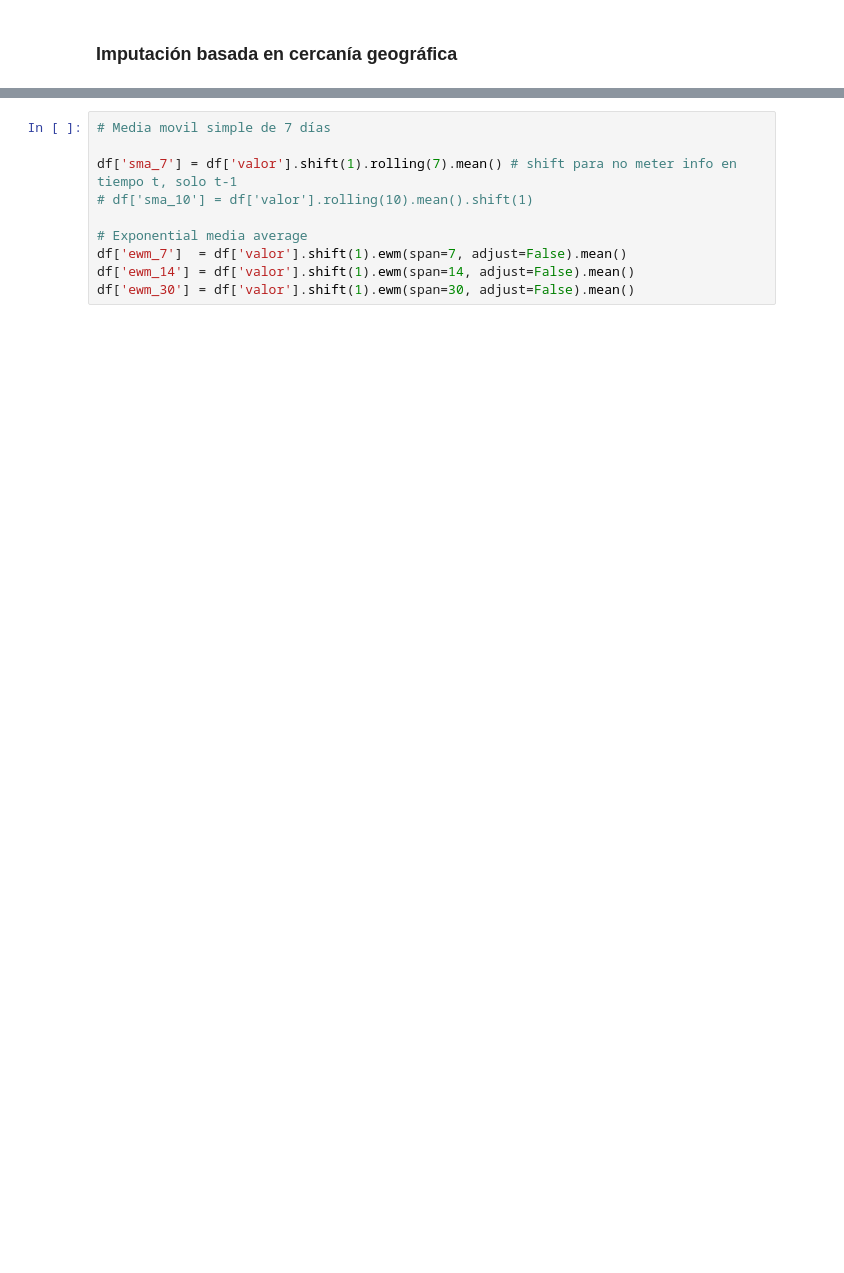
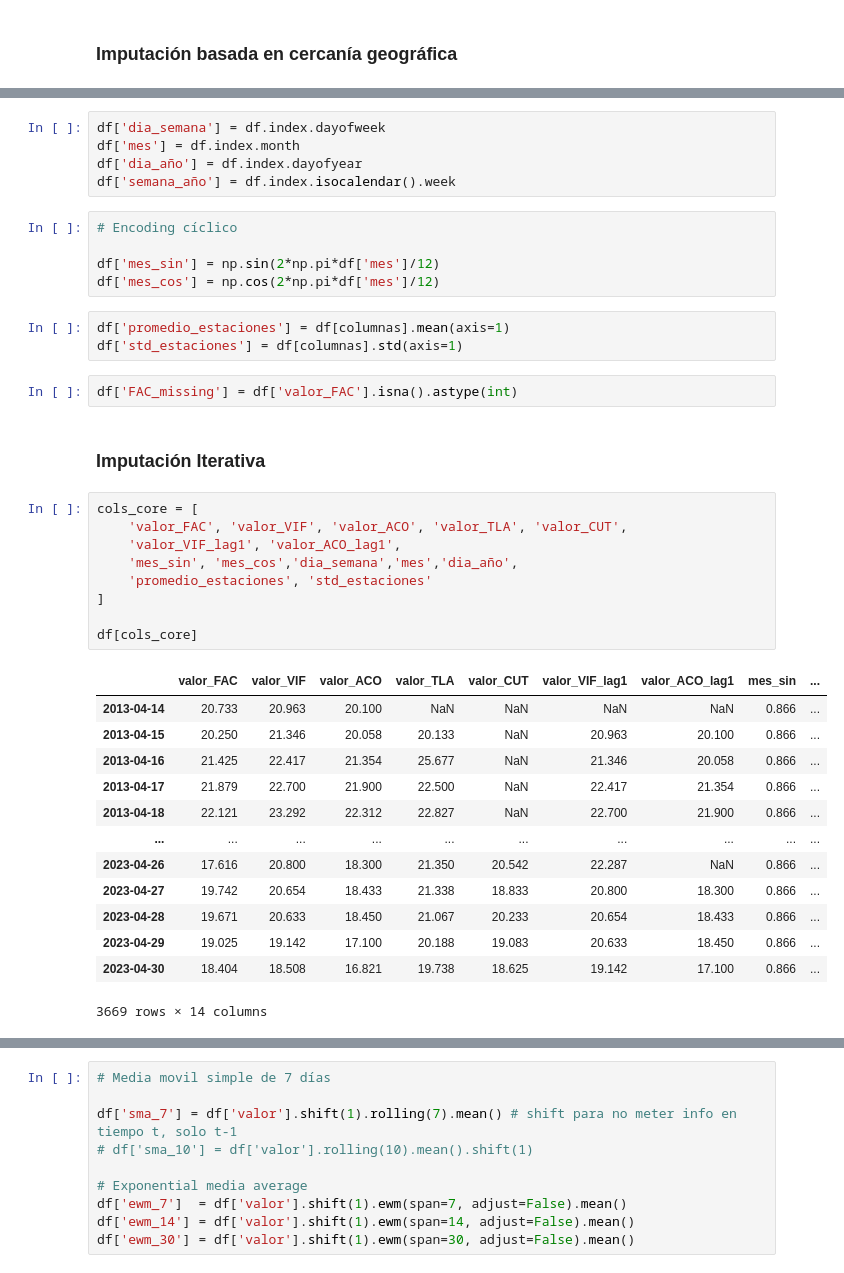
Before and after one commit to AlephZayas/Time-Series-Forecasting-with-LSTM, a Jupyter notebook: Práctica III.ipynb, the cells around one changed output, grey strips where cells are left out. Saved outputs shown, nothing was run; the diff lists cells and outputs as text; blank space fills up the shorter version.

Commit message:
Se mejoró la imputación

```diff
--- a/Práctica III.ipynb
+++ b/Práctica III.ipynb
@@ -377,0 +401,40 @@ fig.show()
+# %%
+df['dia_semana'] = df.index.dayofweek
+df['mes'] = df.index.month
+df['dia_año'] = df.index.dayofyear
+df['semana_año'] = df.index.isocalendar().week
+# %%
+# Encoding cíclico
+
+df['mes_sin'] = np.sin(2*np.pi*df['mes']/12)
+df['mes_cos'] = np.cos(2*np.pi*df['mes']/12)
+# %%
+df['promedio_estaciones'] = df[columnas].mean(axis=1)
+df['std_estaciones'] = df[columnas].std(axis=1)
+# %%
+df['FAC_missing'] = df['valor_FAC'].isna().astype(int)
+# %% [markdown]
+### Imputación Iterativa
+# %%
+cols_core = [
+    'valor_FAC', 'valor_VIF', 'valor_ACO', 'valor_TLA', 'valor_CUT',
+    'valor_VIF_lag1', 'valor_ACO_lag1',
+    'mes_sin', 'mes_cos','dia_semana','mes','dia_año',
+    'promedio_estaciones', 'std_estaciones'
+]
+
+df[cols_core]
+# %% [output]
+|  | valor_FAC | valor_VIF | valor_ACO | valor_TLA | valor_CUT | valor_VIF_lag1 | valor_ACO_lag1 | mes_sin | ... |
+| 2013-04-14 | 20.733 | 20.963 | 20.100 | NaN | NaN | NaN | NaN | 0.866 | ... |
+| 2013-04-15 | 20.250 | 21.346 | 20.058 | 20.133 | NaN | 20.963 | 20.100 | 0.866 | ... |
+| 2013-04-16 | 21.425 | 22.417 | 21.354 | 25.677 | NaN | 21.346 | 20.058 | 0.866 | ... |
+| 2013-04-17 | 21.879 | 22.700 | 21.900 | 22.500 | NaN | 22.417 | 21.354 | 0.866 | ... |
+| 2013-04-18 | 22.121 | 23.292 | 22.312 | 22.827 | NaN | 22.700 | 21.900 | 0.866 | ... |
+| ... | ... | ... | ... | ... | ... | ... | ... | ... | ... |
+| 2023-04-26 | 17.616 | 20.800 | 18.300 | 21.350 | 20.542 | 22.287 | NaN | 0.866 | ... |
+| 2023-04-27 | 19.742 | 20.654 | 18.433 | 21.338 | 18.833 | 20.800 | 18.300 | 0.866 | ... |
+| 2023-04-28 | 19.671 | 20.633 | 18.450 | 21.067 | 20.233 | 20.654 | 18.433 | 0.866 | ... |
+| 2023-04-29 | 19.025 | 19.142 | 17.100 | 20.188 | 19.083 | 20.633 | 18.450 | 0.866 | ... |
+| 2023-04-30 | 18.404 | 18.508 | 16.821 | 19.738 | 18.625 | 19.142 | 17.100 | 0.866 | ... |
+3669 rows × 14 columns
```
Also changed, not shown: parts of 54 cells of this notebook.
